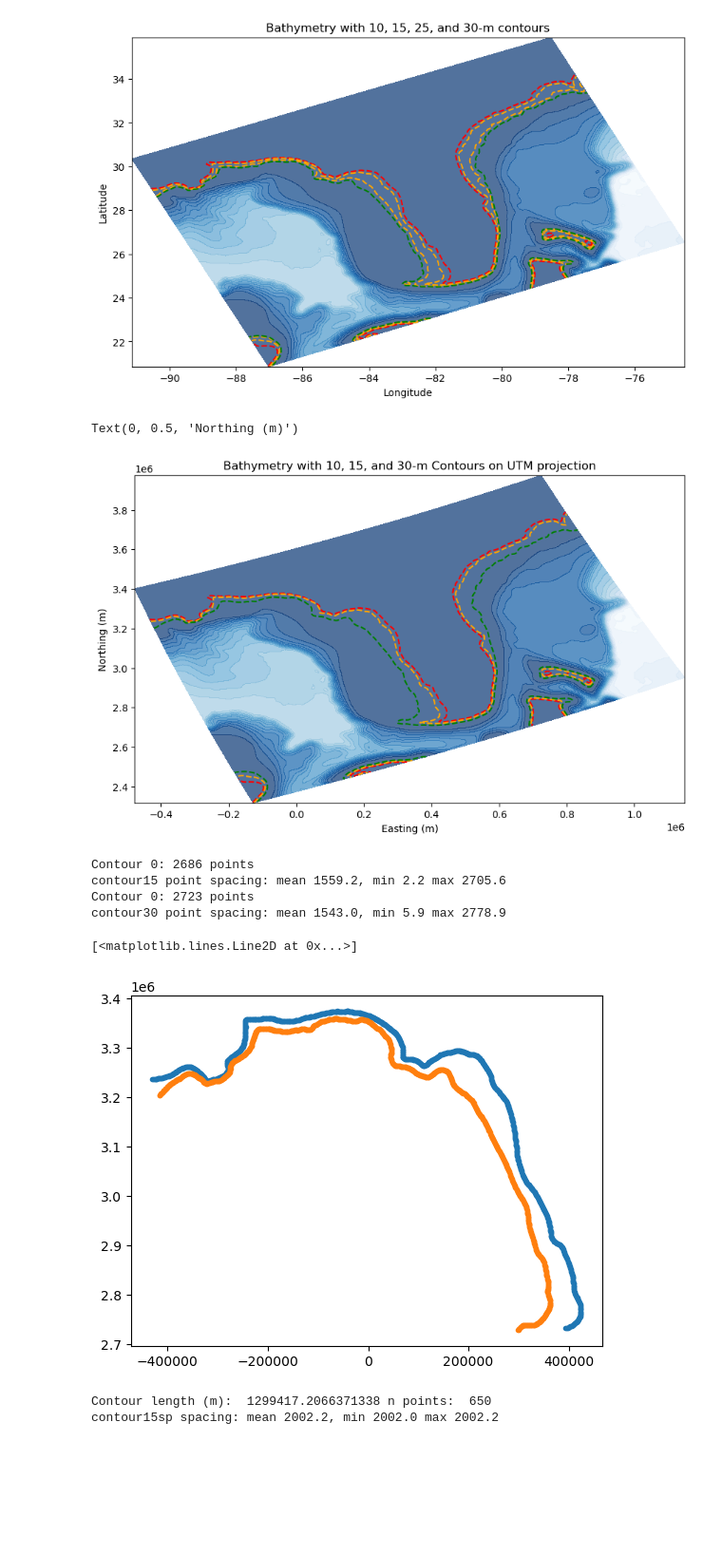
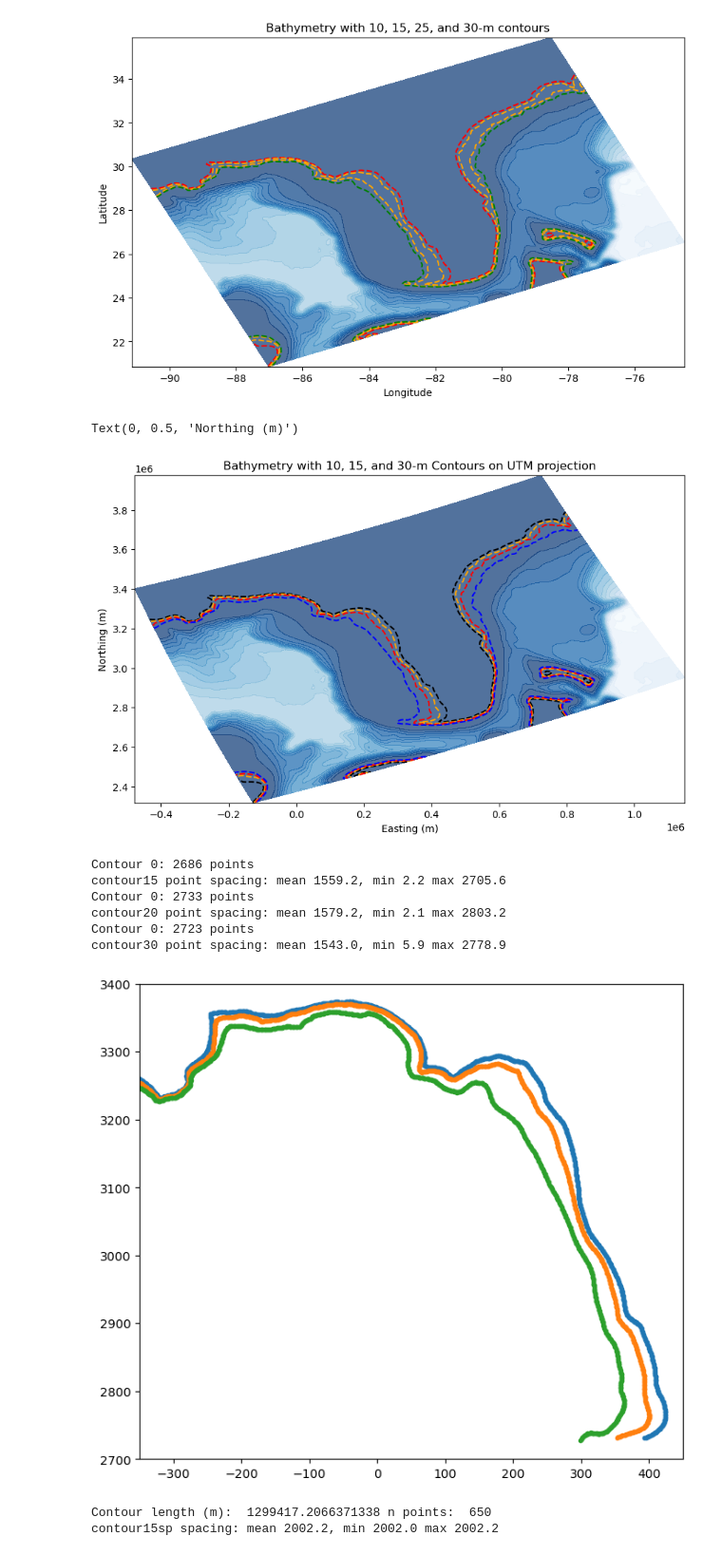
Before and after one commit to csherwood-usgs/NOPP_comparison, a Jupyter notebook: find_contour.ipynb, the cells around one changed output. Shown at 95% size. Drawn from its saved outputs; the diff is of its cells as text; code cells hidden in the pictures; blank space fills up the shorter version.

Commit message:
redoing contours

```diff
--- a/find_contour.ipynb
+++ b/find_contour.ipynb
@@ -76,15 +76,16 @@ Text(0, 0.5, 'Latitude')
 # Plot the depth and  contour
 plt.figure(figsize=(10, 6))
 plt.contourf(xm, ym, -h, levels=20, cmap='Blues', alpha=0.7)
-_ = plt.contour(xm, ym, -h, levels=[-10], colors='red')
+_ = plt.contour(xm, ym, -h, levels=[-10], colors='black')
 contour_15 = plt.contour(xm, ym, -h, levels=[-15], colors='orange')
-contour_30 = plt.contour(xm, ym, -h, levels=[-30], colors='green')
-plt.title(f"Bathymetry with 10, 15, and 30-m Contours on UTM projection")
+contour_20 = plt.contour(xm, ym, -h, levels=[-20], colors='red')
+contour_30 = plt.contour(xm, ym, -h, levels=[-30], colors='blue')
+plt.title(f"Bathymetry with 10, 15, 20, and 30-m Contours on UTM projection")
 plt.xlabel("Easting (m)")
 plt.ylabel("Northing (m)")
 # %% [output]
 Text(0, 0.5, 'Northing (m)')
-[figure, old version]
+[figure, new version]
 # %%
 # Extract the vertices from the contour
 contour_paths = contour_15.get_paths()
@@ -92,37 +93,57 @@ for i, path in enumerate(contour_paths):
     vertices = path.vertices
     print(f"Contour {i}: {vertices.shape[0]} points")
 
 # After some fiddling, this looks like the region we need
 contour15 = vertices[522:1450,:]
 
 # Compute distances along the contour
 dxyc = np.diff(contour15, axis=0)
 delc = np.linalg.norm( dxyc, axis=1 )
 print('contour15 point spacing: mean {:.1f}, min {:.1f} max {:.1f}'.format( np.mean(delc), np.min(delc), np.max(delc) ) )
 
-plt.plot(contour15[:,0], contour15[:,1],'.')
+
+
+contour_paths = contour_20.get_paths()
+for i, path in enumerate(contour_paths):
+    vertices = path.vertices
+    print(f"Contour {i}: {vertices.shape[0]} points")
+
+# After messing around, these are the points we want:
+contour20 = vertices[600:1480,:]
+
+# Compute distances along the contour
+dxyc = np.diff(contour20, axis=0)
+delc = np.linalg.norm( dxyc, axis=1 )
+print('contour20 point spacing: mean {:.1f}, min {:.1f} max {:.1f}'.format( np.mean(delc), np.min(delc), np.max(delc) ) )
 
 contour_paths = contour_30.get_paths()
 for i, path in enumerate(contour_paths):
     vertices = path.vertices
     print(f"Contour {i}: {vertices.shape[0]} points")
 
 # After messing around, these are the points we want:
 contour30 = vertices[600:1480,:]
 
 # Compute distances along the contour
 dxyc = np.diff(contour30, axis=0)
 delc = np.linalg.norm( dxyc, axis=1 )
 print('contour30 point spacing: mean {:.1f}, min {:.1f} max {:.1f}'.format( np.mean(delc), np.min(delc), np.max(delc) ) )
 
-plt.plot(contour30[:,0], contour30[:,1],'.')
+fig, ax = plt.subplots(1,1, figsize=(8,8) )
+ax.plot(contour15[:,0]/1000, contour15[:,1]/1000,'.')
+ax.plot(contour20[:,0]/1000, contour20[:,1]/1000,'.')
+ax.plot(contour30[:,0]/1000, contour30[:,1]/1000,'.')
+ax.set_xlim( -350, 450 )
+ax.set_ylim( 2700, 3400 )
+ax.set_aspect('equal', adjustable='box')
 # %% [output]
 Contour 0: 2686 points
 contour15 point spacing: mean 1559.2, min 2.2 max 2705.6
+Contour 0: 2733 points
+contour20 point spacing: mean 1579.2, min 2.1 max 2803.2
 Contour 0: 2723 points
 contour30 point spacing: mean 1543.0, min 5.9 max 2778.9
-[<matplotlib.lines.Line2D at 0x...>]
-[figure, old version]
+[figure, new version]
 # %%
 # Apply Gaussian smoothing to the coordinates
 sigma = 20  # Smoothing parameter (higher = smoother)
```
Also changed, not shown: 1 other file.
